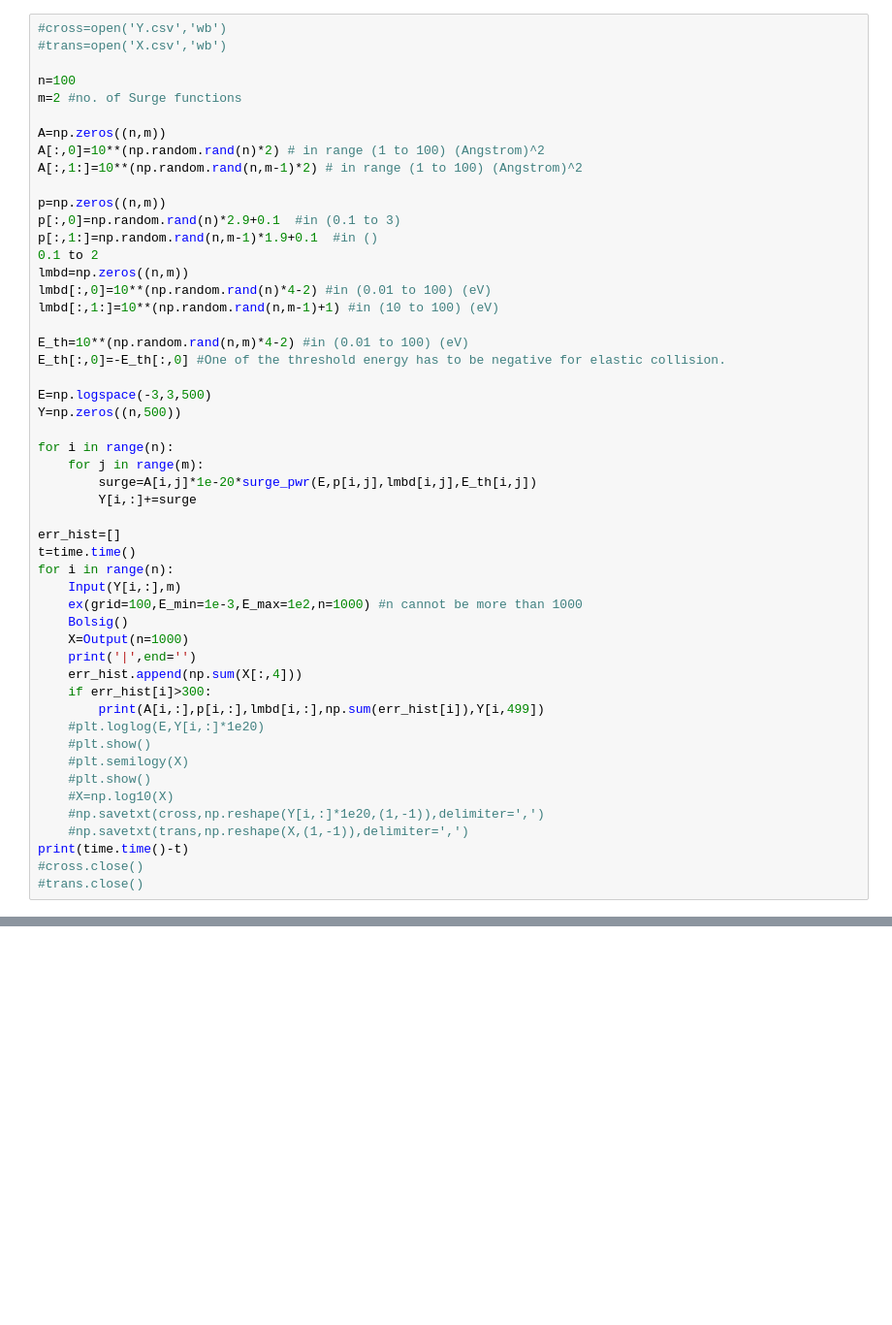
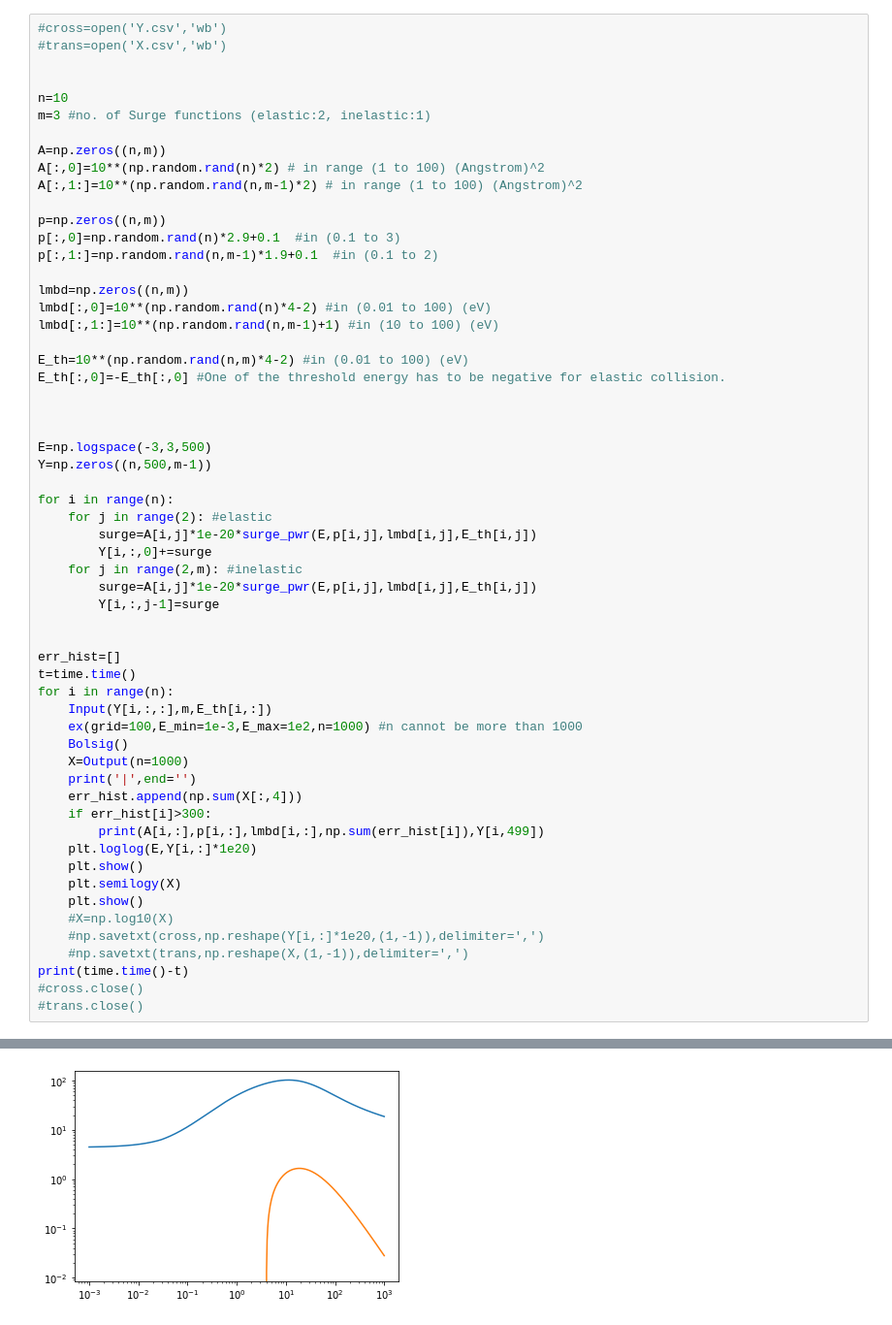
Before and after one commit to vinitX/ML_Scattering, a Jupyter notebook: bolsigplus/Data_Multi_Surge.ipynb, the cells around one changed output, grey strips where cells are left out. Shown: that part at 97% size. Drawn from its saved outputs; the diff is of its cells as text; blank space fills up the shorter version.

```diff
--- a/bolsigplus/Data_Multi_Surge.ipynb
+++ b/bolsigplus/Data_Multi_Surge.ipynb
@@ -132,8 +131,9 @@ def Output(n=1000):
 #cross=open('Y.csv','wb')
 #trans=open('X.csv','wb')
 
-n=100
-m=2 #no. of Surge functions
+
+n=10
+m=3 #no. of Surge functions (elastic:2, inelastic:1)
 
 A=np.zeros((n,m))
 A[:,0]=10**(np.random.rand(n)*2) # in range (1 to 100) (Angstrom)^2
@@ -141,8 +141,8 @@ A[:,1:]=10**(np.random.rand(n,m-1)*2) # in range (1 to 100) (Angstrom)^2
 
 p=np.zeros((n,m))
 p[:,0]=np.random.rand(n)*2.9+0.1  #in (0.1 to 3)
-p[:,1:]=np.random.rand(n,m-1)*1.9+0.1  #in ()
-0.1 to 2
+p[:,1:]=np.random.rand(n,m-1)*1.9+0.1  #in (0.1 to 2)
+
 lmbd=np.zeros((n,m))
 lmbd[:,0]=10**(np.random.rand(n)*4-2) #in (0.01 to 100) (eV)
 lmbd[:,1:]=10**(np.random.rand(n,m-1)+1) #in (10 to 100) (eV)
@@ -150,18 +150,24 @@ lmbd[:,1:]=10**(np.random.rand(n,m-1)+1) #in (10 to 100) (eV)
 E_th=10**(np.random.rand(n,m)*4-2) #in (0.01 to 100) (eV)
 E_th[:,0]=-E_th[:,0] #One of the threshold energy has to be negative for elastic collision.
 
+
+
 E=np.logspace(-3,3,500)
-Y=np.zeros((n,500))
+Y=np.zeros((n,500,m-1))
 
 for i in range(n):
-    for j in range(m):
+    for j in range(2): #elastic
         surge=A[i,j]*1e-20*surge_pwr(E,p[i,j],lmbd[i,j],E_th[i,j])
-        Y[i,:]+=surge
+        Y[i,:,0]+=surge
+    for j in range(2,m): #inelastic
+        surge=A[i,j]*1e-20*surge_pwr(E,p[i,j],lmbd[i,j],E_th[i,j])
+        Y[i,:,j-1]=surge
+
 
 err_hist=[]
 t=time.time()
 for i in range(n):
-    Input(Y[i,:],m)
+    Input(Y[i,:,:],m,E_th[i,:])
     ex(grid=100,E_min=1e-3,E_max=1e2,n=1000) #n cannot be more than 1000
     Bolsig()
     X=Output(n=1000)
@@ -169,10 +175,10 @@ for i in range(n):
     err_hist.append(np.sum(X[:,4]))
     if err_hist[i]>300:
         print(A[i,:],p[i,:],lmbd[i,:],np.sum(err_hist[i]),Y[i,499])
-    #plt.loglog(E,Y[i,:]*1e20)
-    #plt.show()
-    #plt.semilogy(X)
-    #plt.show()
+    plt.loglog(E,Y[i,:]*1e20)
+    plt.show()
+    plt.semilogy(X)
+    plt.show()
     #X=np.log10(X)
     #np.savetxt(cross,np.reshape(Y[i,:]*1e20,(1,-1)),delimiter=',')
     #np.savetxt(trans,np.reshape(X,(1,-1)),delimiter=',')
@@ -201,0 +190 @@ print(time.time()-t)
+[figure, added]
```
Also changed, not shown: parts of 7 cells of this notebook, 16 other files.
